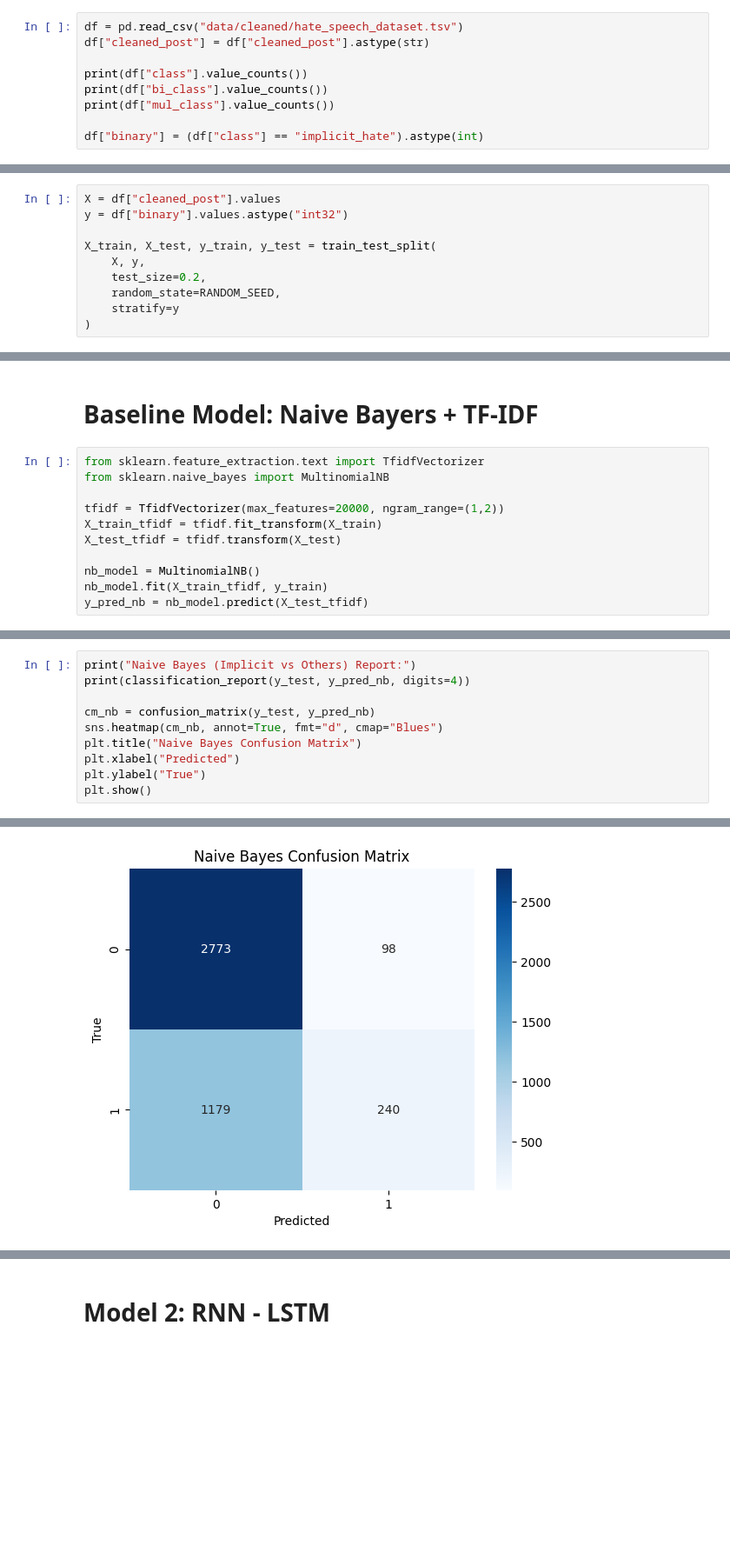
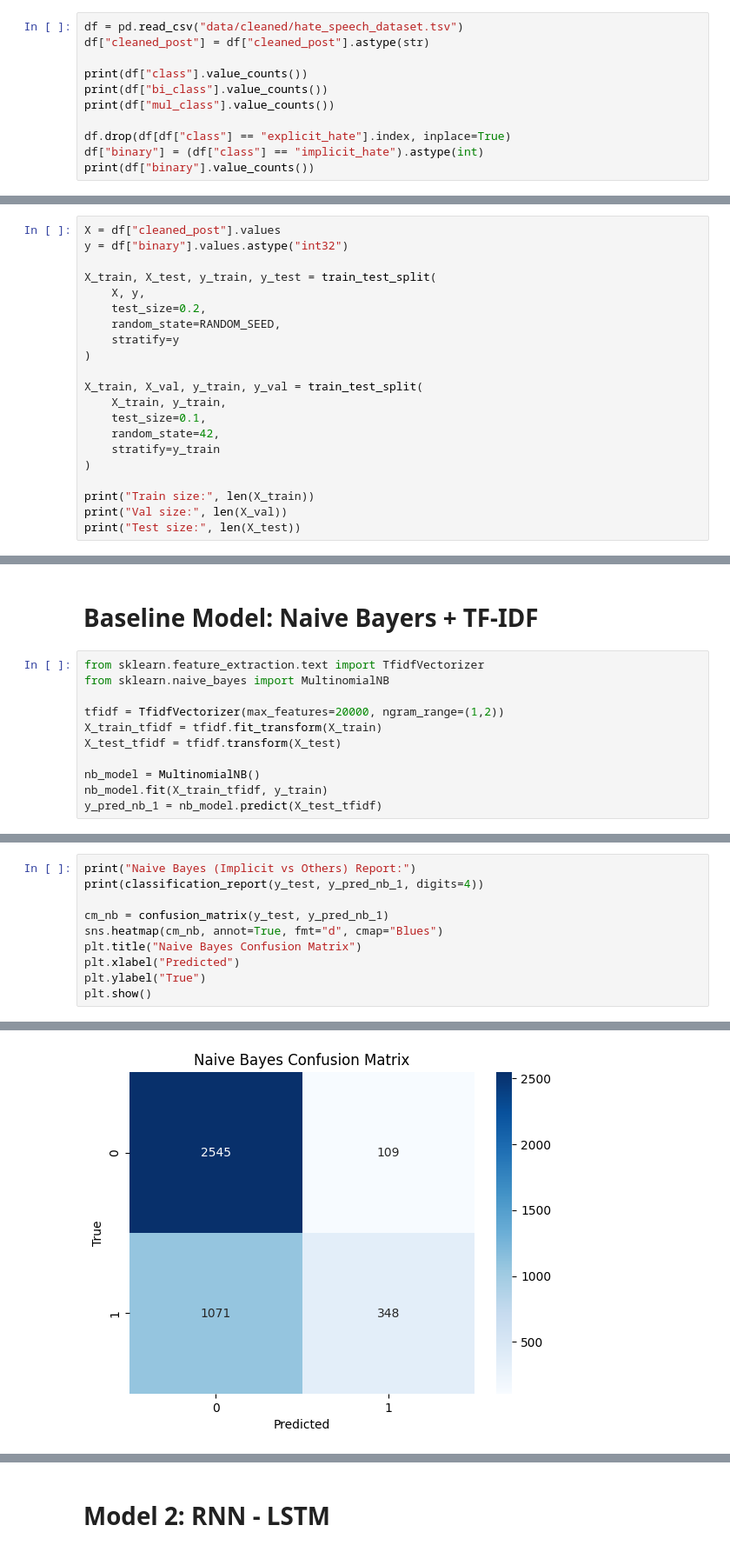
Before and after one commit to Bing259/6600_final_project, a Jupyter notebook: analysis.ipynb, the cells around one changed output, grey strips where cells are left out. Shown at 87% size. Saved outputs shown, nothing was run; the diff lists cells and outputs as text; blank space fills up the shorter version.

```diff
--- a/analysis.ipynb
+++ b/analysis.ipynb
@@ -26,7 +26,9 @@ print(df["class"].value_counts())
 print(df["bi_class"].value_counts())
 print(df["mul_class"].value_counts())
 
+df.drop(df[df["class"] == "explicit_hate"].index, inplace=True)
 df["binary"] = (df["class"] == "implicit_hate").astype(int)
+print(df["binary"].value_counts())
 # %% [output]
 class
 not_hate         13270
@@ -54,3 +60,14 @@ X_train, X_test, y_train, y_test = train_test_split(
     random_state=RANDOM_SEED,
     stratify=y
 )
+
+X_train, X_val, y_train, y_val = train_test_split(
+    X_train, y_train,
+    test_size=0.1,
+    random_state=42,
+    stratify=y_train
+)
+
+print("Train size:", len(X_train))
+print("Val size:", len(X_val))
+print("Test size:", len(X_test))
@@ -66,4 +117,4 @@ X_test_tfidf = tfidf.transform(X_test)
 
 nb_model = MultinomialNB()
 nb_model.fit(X_train_tfidf, y_train)
-y_pred_nb = nb_model.predict(X_test_tfidf)
+y_pred_nb_1 = nb_model.predict(X_test_tfidf)
@@ -70,8 +128,8 @@ y_pred_nb = nb_model.predict(X_test_tfidf)
 # %%
 print("Naive Bayes (Implicit vs Others) Report:")
-print(classification_report(y_test, y_pred_nb, digits=4))
+print(classification_report(y_test, y_pred_nb_1, digits=4))
 
-cm_nb = confusion_matrix(y_test, y_pred_nb)
+cm_nb = confusion_matrix(y_test, y_pred_nb_1)
 sns.heatmap(cm_nb, annot=True, fmt="d", cmap="Blues")
 plt.title("Naive Bayes Confusion Matrix")
 plt.xlabel("Predicted")
@@ -90 +148 @@ weighted avg     0.7044    0.7023    0.6343      4290
-[figure, old version]
+[figure, new version]
```
Also changed, not shown: parts of 56 cells of this notebook, 2 other files.
